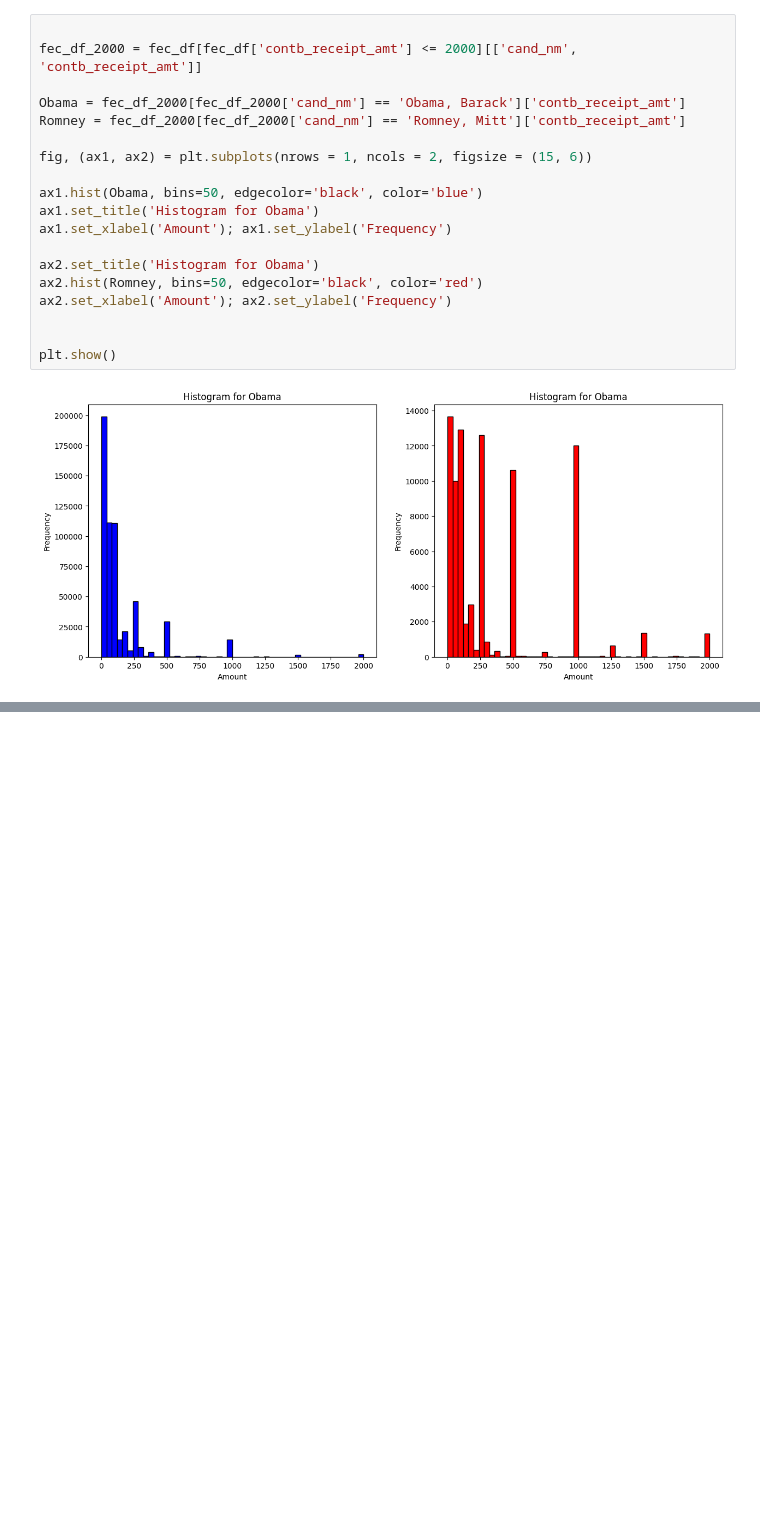
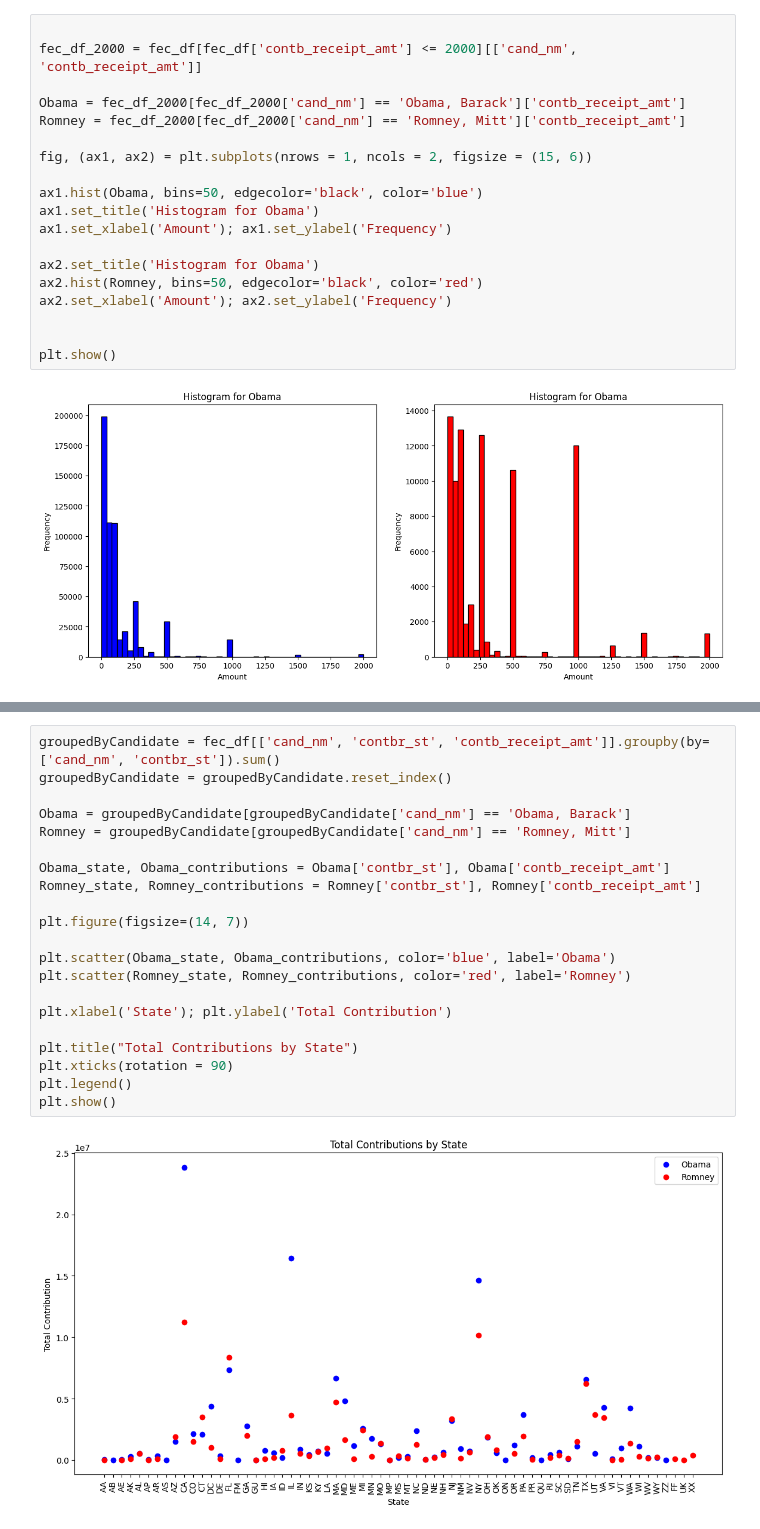
Before and after one commit to udithdoddapaneni/DataMiningAssignments, a Jupyter notebook: assignment1/04_basic_visualization.ipynb, the cells around one changed output, grey strips where cells are left out. Drawn from its saved outputs; the diff is of its cells as text; blank space fills up the shorter version.

```diff
--- a/assignment1/04_basic_visualization.ipynb
+++ b/assignment1/04_basic_visualization.ipynb
@@ -169,3 +169,26 @@ Remember to set the titles for both axes and also the legend.
 Your plot should look something like or better than this:
 
 ![T4.4](resources/t44.png)
+# %%
+groupedByCandidate = fec_df[['cand_nm', 'contbr_st', 'contb_receipt_amt']].groupby(by=['cand_nm', 'contbr_st']).sum()
+groupedByCandidate = groupedByCandidate.reset_index()
+
+Obama = groupedByCandidate[groupedByCandidate['cand_nm'] == 'Obama, Barack']
+Romney = groupedByCandidate[groupedByCandidate['cand_nm'] == 'Romney, Mitt']
+
+Obama_state, Obama_contributions = Obama['contbr_st'], Obama['contb_receipt_amt']
+Romney_state, Romney_contributions = Romney['contbr_st'], Romney['contb_receipt_amt']
+
+plt.figure(figsize=(14, 7))
+
+plt.scatter(Obama_state, Obama_contributions, color='blue', label='Obama')
+plt.scatter(Romney_state, Romney_contributions, color='red', label='Romney')
+
+plt.xlabel('State'); plt.ylabel('Total Contribution')
+
+plt.title("Total Contributions by State")
+plt.xticks(rotation = 90)
+plt.legend()
+plt.show()
+# %% [output]
+[figure, added]
```
Also changed, not shown: 3 other files.
